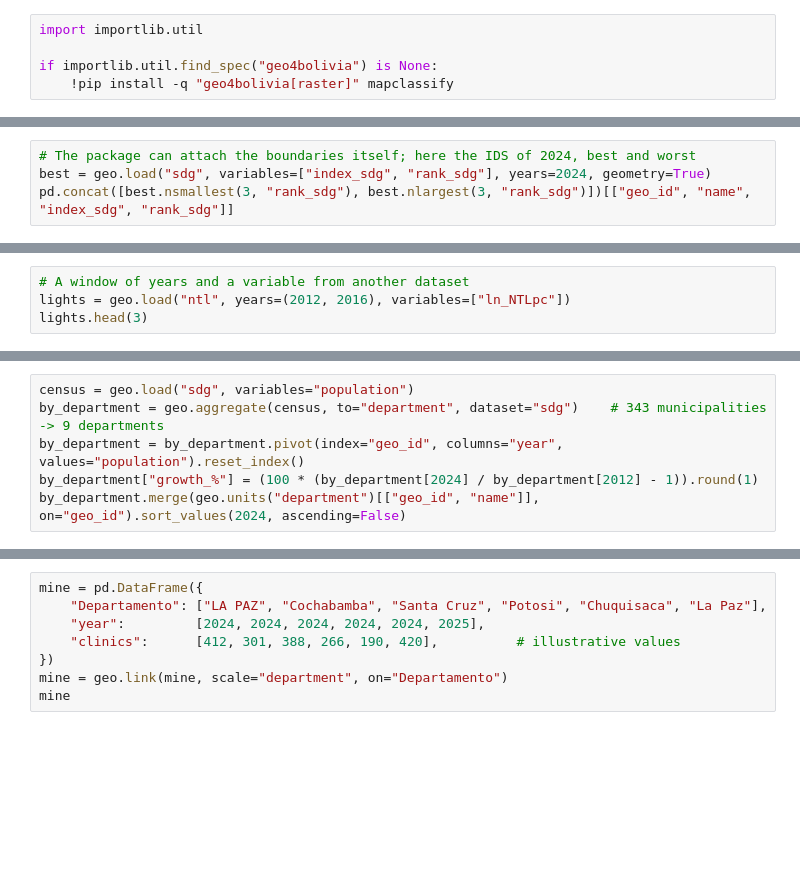
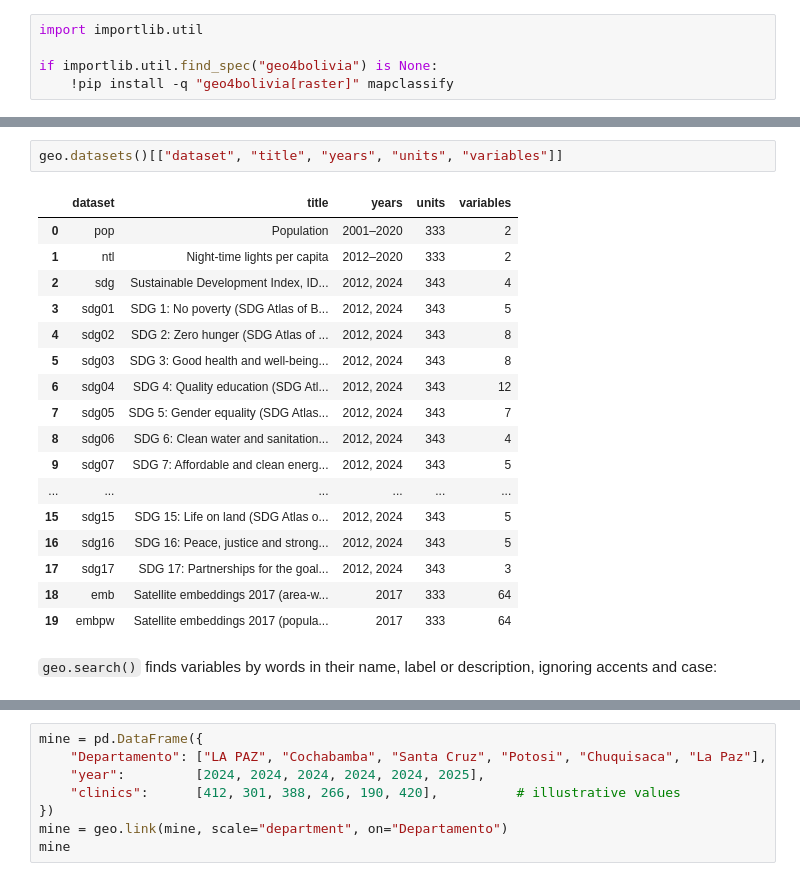
Before and after one commit to quarcs-lab/gdo4bolivia, a Jupyter notebook: notebooks/geo4bolivia_quickstart.ipynb, the cells around one changed output, grey strips where cells are left out. Saved outputs shown, nothing was run; the diff lists cells and outputs as text; blank space fills up the shorter version.

```diff
--- a/notebooks/geo4bolivia_quickstart.ipynb
+++ b/notebooks/geo4bolivia_quickstart.ipynb
@@ -145,4 +28,0 @@ The average municipality's IDS rose from 50.1 to 60.1 points (median change 9.9)
-# %%
-# The package can attach the boundaries itself; here the IDS of 2024, best and worst
-best = geo.load("sdg", variables=["index_sdg", "rank_sdg"], years=2024, geometry=True)
-pd.concat([best.nsmallest(3, "rank_sdg"), best.nlargest(3, "rank_sdg")])[["geo_id", "name", "index_sdg", "rank_sdg"]]
@@ -159,4 +28,0 @@ In 2024 the capitals Nuestra Señora de La Paz, Tarija and Sucre rank first; the
-# %%
-# A window of years and a variable from another dataset
-lights = geo.load("ntl", years=(2012, 2016), variables=["ln_NTLpc"])
-lights.head(3)
@@ -193,6 +28,0 @@ The census population is in the `sdg` dataset, in both census years:
-# %%
-census = geo.load("sdg", variables="population")
-by_department = geo.aggregate(census, to="department", dataset="sdg")    # 343 municipalities -> 9 departments
-by_department = by_department.pivot(index="geo_id", columns="year", values="population").reset_index()
-by_department["growth_%"] = (100 * (by_department[2024] / by_department[2012] - 1)).round(1)
-by_department.merge(geo.units("department")[["geo_id", "name"]], on="geo_id").sort_values(2024, ascending=False)
@@ -261,0 +47,22 @@ The values below are **made up** for the demonstration; replace them with your o
+# %%
+geo.datasets()[["dataset", "title", "years", "units", "variables"]]
+# %% [output]
+|  | dataset | title | years | units | variables |
+| 0 | pop | Population | 2001–2020 | 333 | 2 |
+| 1 | ntl | Night-time lights per capita | 2012–2020 | 333 | 2 |
+| 2 | sdg | Sustainable Development Index, ID... | 2012, 2024 | 343 | 4 |
+| 3 | sdg01 | SDG 1: No poverty (SDG Atlas of B... | 2012, 2024 | 343 | 5 |
+| 4 | sdg02 | SDG 2: Zero hunger (SDG Atlas of ... | 2012, 2024 | 343 | 8 |
+| 5 | sdg03 | SDG 3: Good health and well-being... | 2012, 2024 | 343 | 8 |
+| 6 | sdg04 | SDG 4: Quality education (SDG Atl... | 2012, 2024 | 343 | 12 |
+| 7 | sdg05 | SDG 5: Gender equality (SDG Atlas... | 2012, 2024 | 343 | 7 |
+| 8 | sdg06 | SDG 6: Clean water and sanitation... | 2012, 2024 | 343 | 4 |
+| 9 | sdg07 | SDG 7: Affordable and clean energ... | 2012, 2024 | 343 | 5 |
+| ... | ... | ... | ... | ... | ... |
+| 15 | sdg15 | SDG 15: Life on land (SDG Atlas o... | 2012, 2024 | 343 | 5 |
+| 16 | sdg16 | SDG 16: Peace, justice and strong... | 2012, 2024 | 343 | 5 |
+| 17 | sdg17 | SDG 17: Partnerships for the goal... | 2012, 2024 | 343 | 3 |
+| 18 | emb | Satellite embeddings 2017 (area-w... | 2017 | 333 | 64 |
+| 19 | embpw | Satellite embeddings 2017 (popula... | 2017 | 333 | 64 |
+# %% [markdown]
+`geo.search()` finds variables by words in their name, label or description, ignoring accents and case:
```
Also changed, not shown: parts of 77 cells of this notebook, 14 other files.
